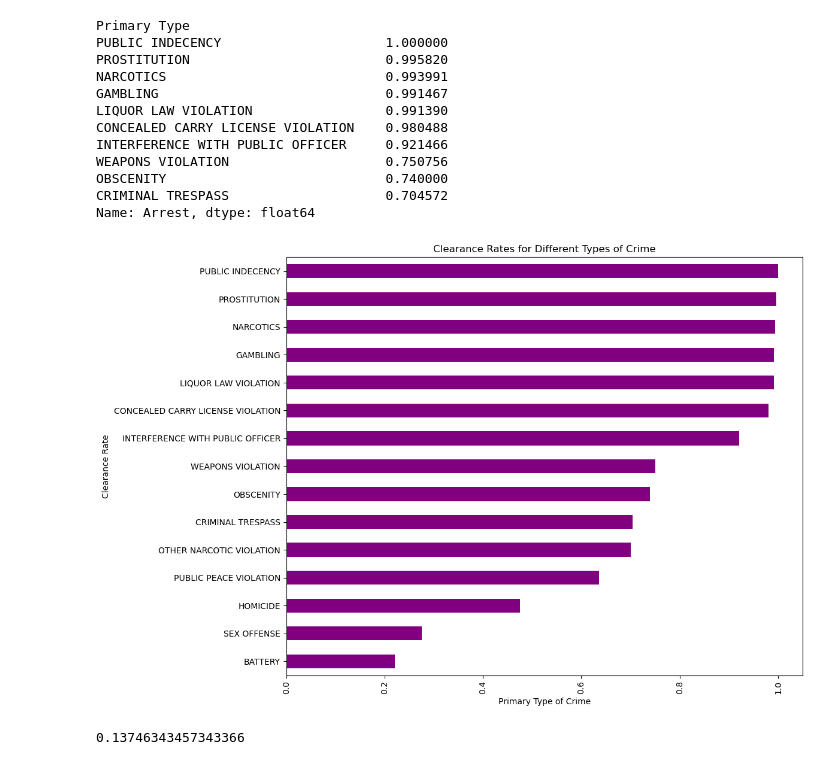
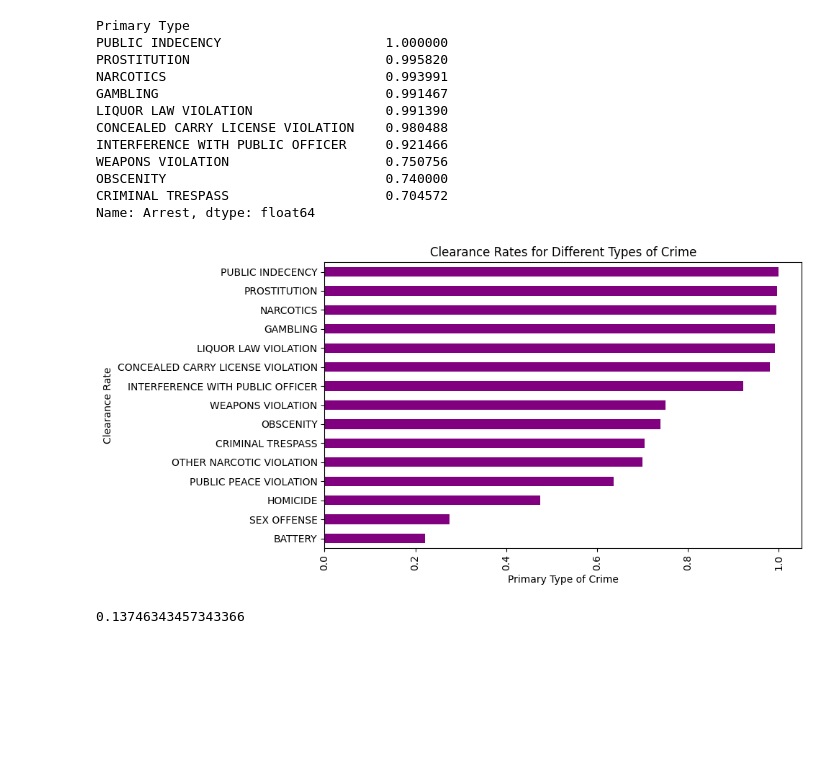
Before and after one commit to RidhooCodes/Chicago-crime-EDA, a Jupyter notebook: Circle 18 Chicago project.ipynb, the cells around one changed output. Drawn from its saved outputs; the diff is of its cells as text; code cells hidden in the pictures; blank space fills up the shorter version.

Commit message:
i updated the code and added new visuals and functions

```diff
--- a/Circle 18 Chicago project.ipynb
+++ b/Circle 18 Chicago project.ipynb
@@ -5,7 +5,7 @@ import seaborn as sns
 import matplotlib.pyplot as plt
 # %%
 # Import the Chicago dataset
-chicago = pd.read_csv(r"C:\Users\USER\Desktop\AltSchool Africa\Datasets\crime_data_chicago.csv")
+chicago = pd.read_csv(r"C:\Users\HP\Desktop\File\crime_data_chicago.csv")
 # %%
 chicago.head()
 # %% [output]
@@ -503,17 +636,17 @@ Name: Arrest, dtype: float64
 # %%
 # Plot the clearance rates for different types of crime
 clearance_rates = chicago_df1.groupby('Primary Type')['Arrest'].mean().sort_values(ascending=False).head(15)
 
-plt.figure(figsize=(12, 8))
+plt.figure(figsize=(10, 5))
 clearance_rates.sort_values().plot(kind='barh', color='purple')
 plt.title('Clearance Rates for Different Types of Crime')
 plt.xlabel('Primary Type of Crime')
 plt.ylabel('Clearance Rate')
 plt.xticks(rotation=90)
 plt.tight_layout()
 plt.show()
 # %% [output]
-[figure, old version]
+[figure, new version]
 # %%
 # What percentage of reported crimes are domestic?
 domestic_rate = chicago_df1["Domestic"].mean()
```
Also changed, not shown: parts of 17 cells of this notebook.
